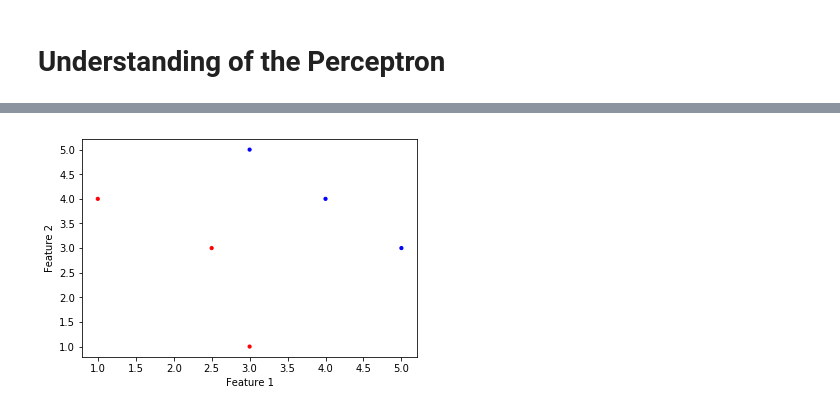
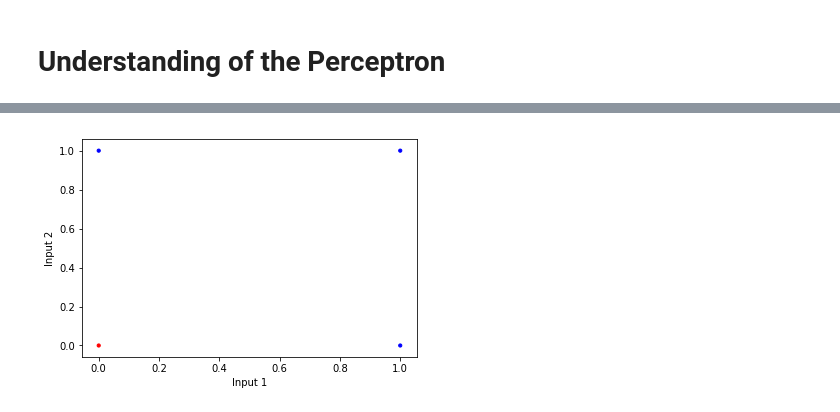
Before and after one commit to Demirrr/Demirrr.github.io, a Jupyter notebook: posts/ML/posts/Perceptron/Perceptron_from_scratch.ipynb, the cells around one changed output, grey strips where cells are left out. Drawn from its saved outputs; the diff is of its cells as text; code cells hidden in the pictures.

```diff
--- a/posts/ML/posts/Perceptron/Perceptron_from_scratch.ipynb
+++ b/posts/ML/posts/Perceptron/Perceptron_from_scratch.ipynb
@@ -100,8 +160,8 @@ class Perceptron():
 def displayDatapoints( X, Y ):
     col = np.where(Y > 0, 'b', 'r')
     plt.scatter(X[ :, 1 ], X[ :, 2 ], c=col, s=10)
-    plt.xlabel('Feature 1')
-    plt.ylabel('Feature 2')
+    plt.xlabel('Input 1')
+    plt.ylabel('Input 2')
     plt.axis('tight')
     plt.show()
 # %%
@@ -113,10 +173,9 @@ def Test( p, X, Y ):
 # %%
 
 ##Linearly sepearable Data
 #First colum is for the bias term
-X = np.array([ [ 1, 1, 4 ], [ 1, 3, 1 ], [ 1, 2.5, 3 ], [ 1, 4, 4 ], [ 1, 3, 5 ], [ 1, 5, 3 ], ])
-Y = np.array([ -1, -1, -1, 1, 1, 1 ])
-
-displayDatapoints(X, Y)
+OR_Gate_Input = np.array([[1,0, 0], [1,0, 1], [1,1, 0], [1, 1, 1]])
+OR_Gate_Output = np.array([0, 1, 1, 1])
+displayDatapoints(OR_Gate_Input, OR_Gate_Output)
 # %% [output]
-[figure, old version]
+[figure, new version]
```
Also changed, not shown: parts of 19 cells of this notebook, 1 other file.
